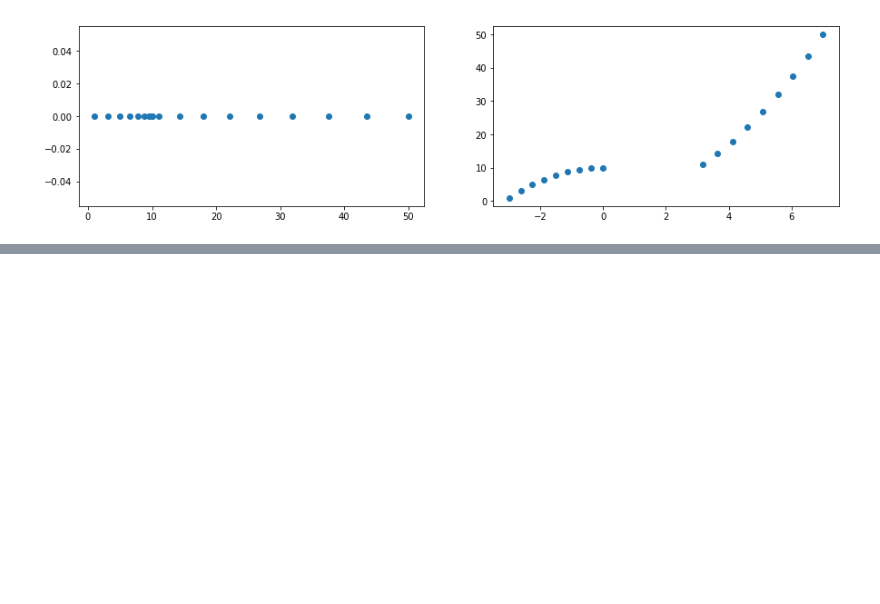
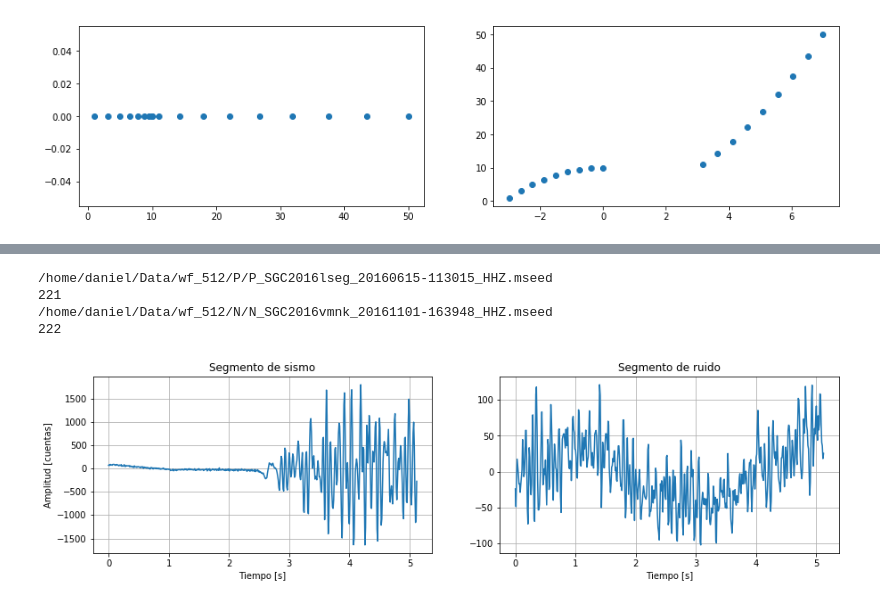
Before and after one commit to dsiervo/TFM, a Jupyter notebook: TFM/prepare_data.ipynb, the cells around one changed output, grey strips where cells are left out. Saved outputs shown, nothing was run; the diff lists cells and outputs as text; code cells hidden in the pictures; blank space fills up the shorter version.

```diff
--- a/TFM/prepare_data.ipynb
+++ b/TFM/prepare_data.ipynb
@@ -279,0 +316,32 @@ tr.stats.channel
+# %%
+i=0
+for w in wf:
+    i+=1
+    # obteniendo si la forma de onda es de P, S o ruido
+    ph_type = w.split("/")[-1].split("_")[0]
+    print(w)
+    st = read(w)
+
+    st.detrend(type='linear')
+    tr =st[0]
+    #tr.normalize()
+    df = tr.stats.sampling_rate
+    x = tr.data
+    sub_num = int("22"+str(i))
+    print(sub_num)
+    plt.subplot(sub_num)
+    if i == 1:
+        plt.title("Segmento de sismo")
+        plt.ylabel("Amplitud [cuentas]")
+    else:
+        plt.title("Segmento de ruido")
+    plt.xlabel("Tiempo [s]")
+
+    plt.grid()
+    plt.plot(t,x)
+# %% [output]
+/home/daniel/Data/wf_512/P/P_SGC2016lseg_20160615-113015_HHZ.mseed
+221
+/home/daniel/Data/wf_512/N/N_SGC2016vmnk_20161101-163948_HHZ.mseed
+222
+[figure, added]
```
Also changed, not shown: parts of 6 cells of this notebook, 10 other files.
